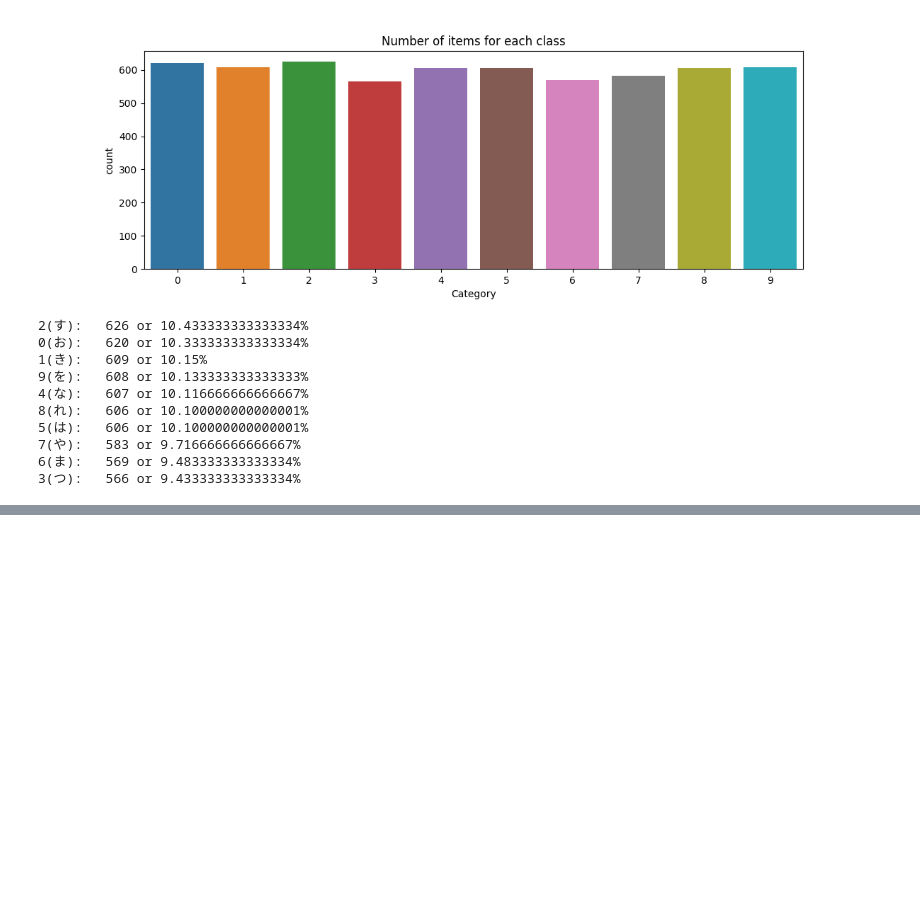
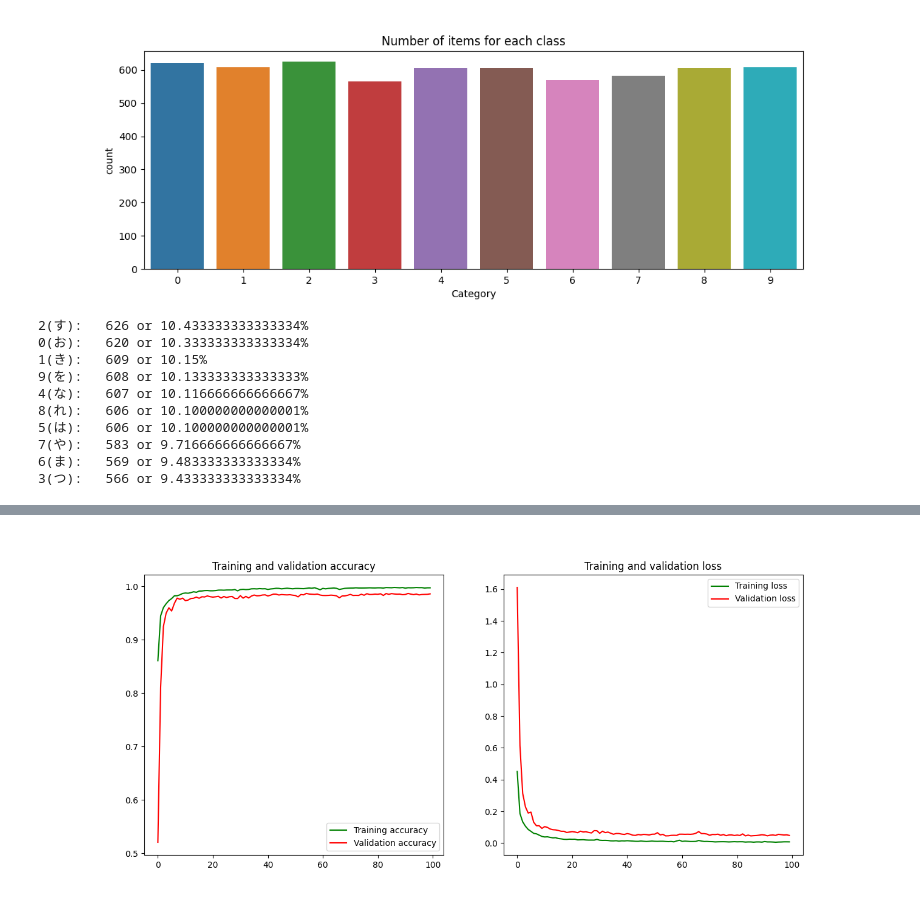
Before and after one commit to Vasu-Shrivastava/Kuzushiji-MNIST-Classification, a Jupyter notebook: CNN with Batch Normalization.ipynb, the cells around one changed output, grey strips where cells are left out. Cells and saved outputs as stored; diff of their text form; code cells hidden in the pictures; blank space fills up the shorter version.

Commit message:
Training done

```diff
--- a/CNN with Batch Normalization.ipynb
+++ b/CNN with Batch Normalization.ipynb
@@ -165,3 +165,23 @@ get_count_per_class(np.argmax(y_val,axis=1), char_df)
 7(や):   583 or 9.716666666666667%
 6(ま):   569 or 9.483333333333334%
 3(つ):   566 or 9.433333333333334%
+# %%
+model = Sequential()
+model.add(keras.Input(shape=(28,28,1)))
+model.add(Conv2D(32, kernel_size=(3,3), activation='relu', kernel_initializer='he_normal'))
+model.add(Dropout(0.4))
+model.add(BatchNormalization())
+model.add(MaxPooling2D())
+model.add(BatchNormalization())
+model.add(Conv2D(64, kernel_size=(3,3), activation='relu'))
+model.add(Dropout(0.4))
+model.add(BatchNormalization())
+model.add(MaxPooling2D())
+model.add(BatchNormalization())
+model.add(Flatten())
+model.add(Dense(256, activation='relu'))
+model.add(Dropout(0.4))
+model.add(BatchNormalization())
+model.add(Dense(NUM_CLASSES, activation='softmax'))
+# %%
+model.compile(loss = "categorical_crossentropy", optimizer = "adam", metrics = ["accuracy"])
@@ -167,0 +208,2 @@ get_count_per_class(np.argmax(y_val,axis=1), char_df)
+# %%
+history = model.fit(x_train, y_train, batch_size=128, epochs = 100, verbose = 1, validation_data=(x_val, y_val), validation_split=0.4)
@@ -167,0 +228,22 @@ get_count_per_class(np.argmax(y_val,axis=1), char_df)
+# %%
+def plot_accuracy_and_loss(train_model):
+    hist = train_model.history
+    acc = hist['accuracy']
+    val_acc = hist['val_accuracy']
+    loss = hist['loss']
+    val_loss = hist['val_loss']
+    epochs = range(len(acc))
+    f, ax = plt.subplots(1,2, figsize=(14,6))
+    ax[0].plot(epochs, acc, 'g', label='Training accuracy')
+    ax[0].plot(epochs, val_acc, 'r', label='Validation accuracy')
+    ax[0].set_title('Training and validation accuracy')
+    ax[0].legend()
+    ax[1].plot(epochs, loss, 'g', label='Training loss')
+    ax[1].plot(epochs, val_loss, 'r', label='Validation loss')
+    ax[1].set_title('Training and validation loss')
+    ax[1].legend()
+    plt.show()
+# %%
+plot_accuracy_and_loss(history)
+# %% [output]
+[figure, added]
```
Also changed, not shown: parts of 2 cells of this notebook.
